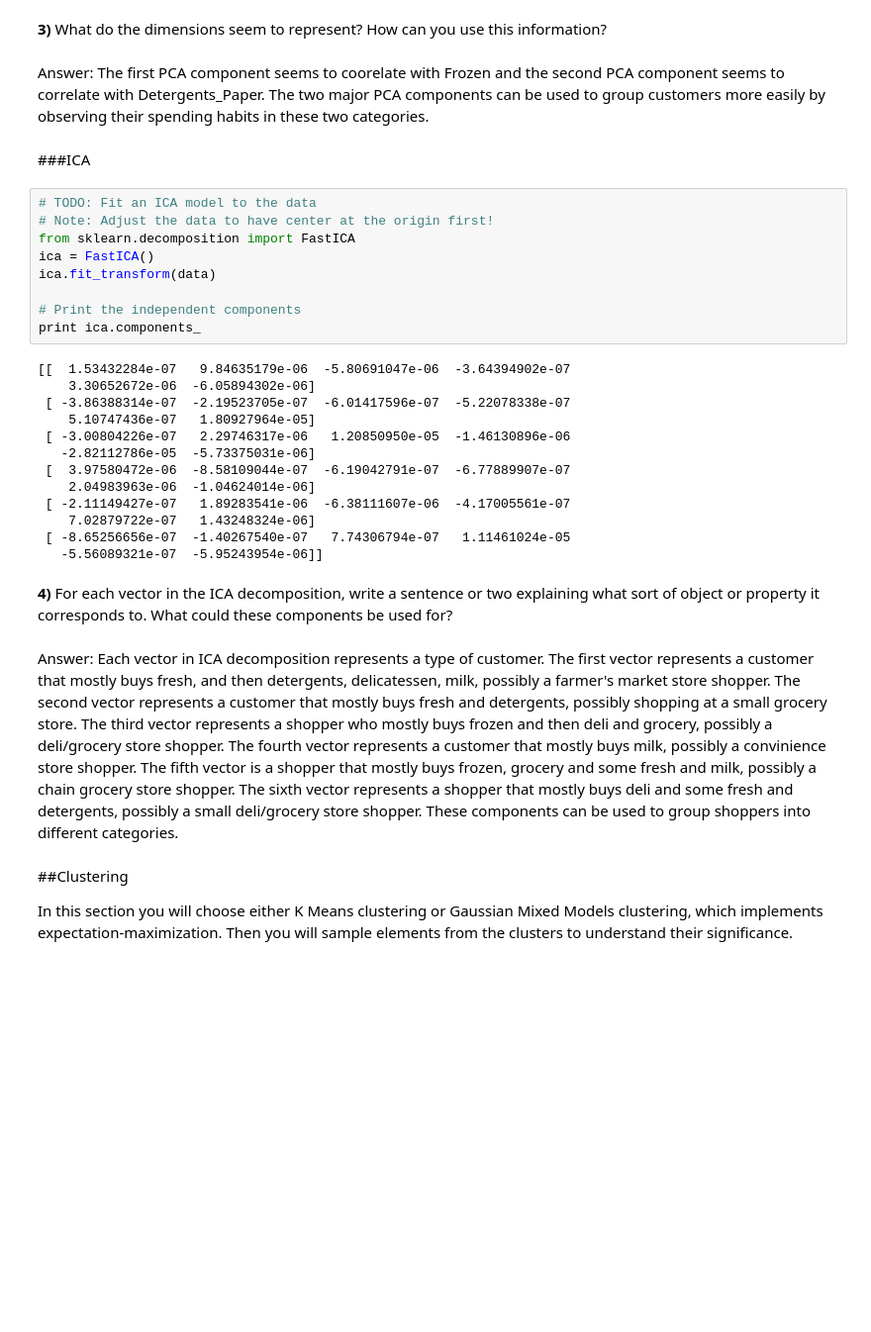
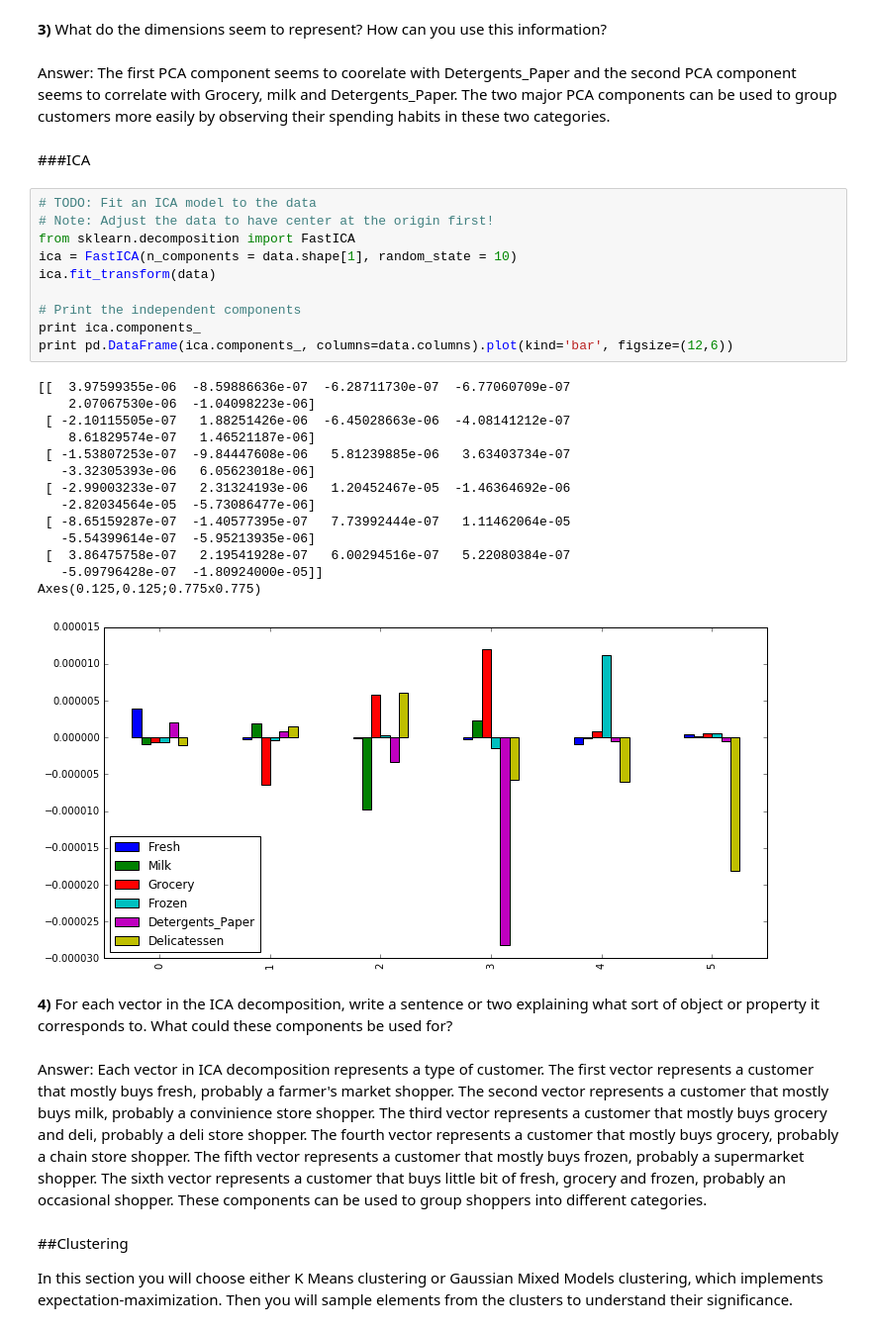
Before and after one commit to arunansu/UdacityML, a Jupyter notebook: customer_segments/customer_segments.ipynb, the cells around one changed output. Shown at 99% size. Saved outputs shown, nothing was run; the diff lists cells and outputs as text; blank space fills up the shorter version.

```diff
--- a/customer_segments/customer_segments.ipynb
+++ b/customer_segments/customer_segments.ipynb
@@ -61,35 +73,38 @@ Answer: The variance drops off rapidly after the first 2. I would choose 2 dimen
 # %% [markdown]
 **3)** What do the dimensions seem to represent? How can you use this information?
 # %% [markdown]
-Answer: The first PCA component seems to coorelate with Frozen and the second PCA component seems to correlate with Detergents_Paper. The two major PCA components can be used to group customers more easily by observing their spending habits in these two categories.
+Answer: The first PCA component seems to coorelate with Detergents_Paper and the second PCA component seems to correlate with Grocery, milk and Detergents_Paper. The two major PCA components can be used to group customers more easily by observing their spending habits in these two categories.
 # %% [markdown]
 ###ICA
 # %%
 # TODO: Fit an ICA model to the data
 # Note: Adjust the data to have center at the origin first!
 from sklearn.decomposition import FastICA
-ica = FastICA()
+ica = FastICA(n_components = data.shape[1], random_state = 10)
 ica.fit_transform(data)
 
 # Print the independent components
 print ica.components_
+print pd.DataFrame(ica.components_, columns=data.columns).plot(kind='bar', figsize=(12,6))
 # %% [output]
-[[  1.53432284e-07   9.84635179e-06  -5.80691047e-06  -3.64394902e-07
-    3.30652672e-06  -6.05894302e-06]
- [ -3.86388314e-07  -2.19523705e-07  -6.01417596e-07  -5.22078338e-07
-    5.10747436e-07   1.80927964e-05]
- [ -3.00804226e-07   2.29746317e-06   1.20850950e-05  -1.46130896e-06
-   -2.82112786e-05  -5.73375031e-06]
- [  3.97580472e-06  -8.58109044e-07  -6.19042791e-07  -6.77889907e-07
-    2.04983963e-06  -1.04624014e-06]
- [ -2.11149427e-07   1.89283541e-06  -6.38111607e-06  -4.17005561e-07
-    7.02879722e-07   1.43248324e-06]
- [ -8.65256656e-07  -1.40267540e-07   7.74306794e-07   1.11461024e-05
-   -5.56089321e-07  -5.95243954e-06]]
+[[  3.97599355e-06  -8.59886636e-07  -6.28711730e-07  -6.77060709e-07
+    2.07067530e-06  -1.04098223e-06]
+ [ -2.10115505e-07   1.88251426e-06  -6.45028663e-06  -4.08141212e-07
+    8.61829574e-07   1.46521187e-06]
+ [ -1.53807253e-07  -9.84447608e-06   5.81239885e-06   3.63403734e-07
+   -3.32305393e-06   6.05623018e-06]
+ [ -2.99003233e-07   2.31324193e-06   1.20452467e-05  -1.46364692e-06
+   -2.82034564e-05  -5.73086477e-06]
+ [ -8.65159287e-07  -1.40577395e-07   7.73992444e-07   1.11462064e-05
+   -5.54399614e-07  -5.95213935e-06]
+ [  3.86475758e-07   2.19541928e-07   6.00294516e-07   5.22080384e-07
+   -5.09796428e-07  -1.80924000e-05]]
+Axes(0.125,0.125;0.775x0.775)
+[figure, added]
 # %% [markdown]
 **4)** For each vector in the ICA decomposition, write a sentence or two explaining what sort of object or property it corresponds to. What could these components be used for?
 # %% [markdown]
-Answer: Each vector in ICA decomposition represents a type of customer. The first vector represents a customer that mostly buys fresh, and then detergents, delicatessen, milk, possibly a farmer's market store shopper. The second vector represents a customer that mostly buys fresh and detergents, possibly shopping at a small grocery store. The third vector represents a shopper who mostly buys frozen and then deli and grocery, possibly a deli/grocery store shopper. The fourth vector represents a customer that mostly buys milk, possibly a convinience store shopper. The fifth vector is a shopper that mostly buys frozen, grocery and some fresh and milk, possibly a chain grocery store shopper. The sixth vector represents a shopper that mostly buys deli and some fresh and detergents, possibly a small deli/grocery store shopper. These components can be used to group shoppers into different categories.
+Answer: Each vector in ICA decomposition represents a type of customer. The first vector represents a customer that mostly buys fresh, probably a farmer's market shopper. The second vector represents a customer that mostly buys milk, probably a convinience store shopper. The third vector represents a customer that mostly buys grocery and deli, probably a deli store shopper. The fourth vector represents a customer that mostly buys grocery, probably a chain store shopper. The fifth vector represents a customer that mostly buys frozen, probably a supermarket shopper. The sixth vector represents a customer that buys little bit of fresh, grocery and frozen, probably an occasional shopper. These components can be used to group shoppers into different categories.
 # %% [markdown]
 ##Clustering
 
```
Also changed, not shown: parts of 11 cells of this notebook, 1 other file.
